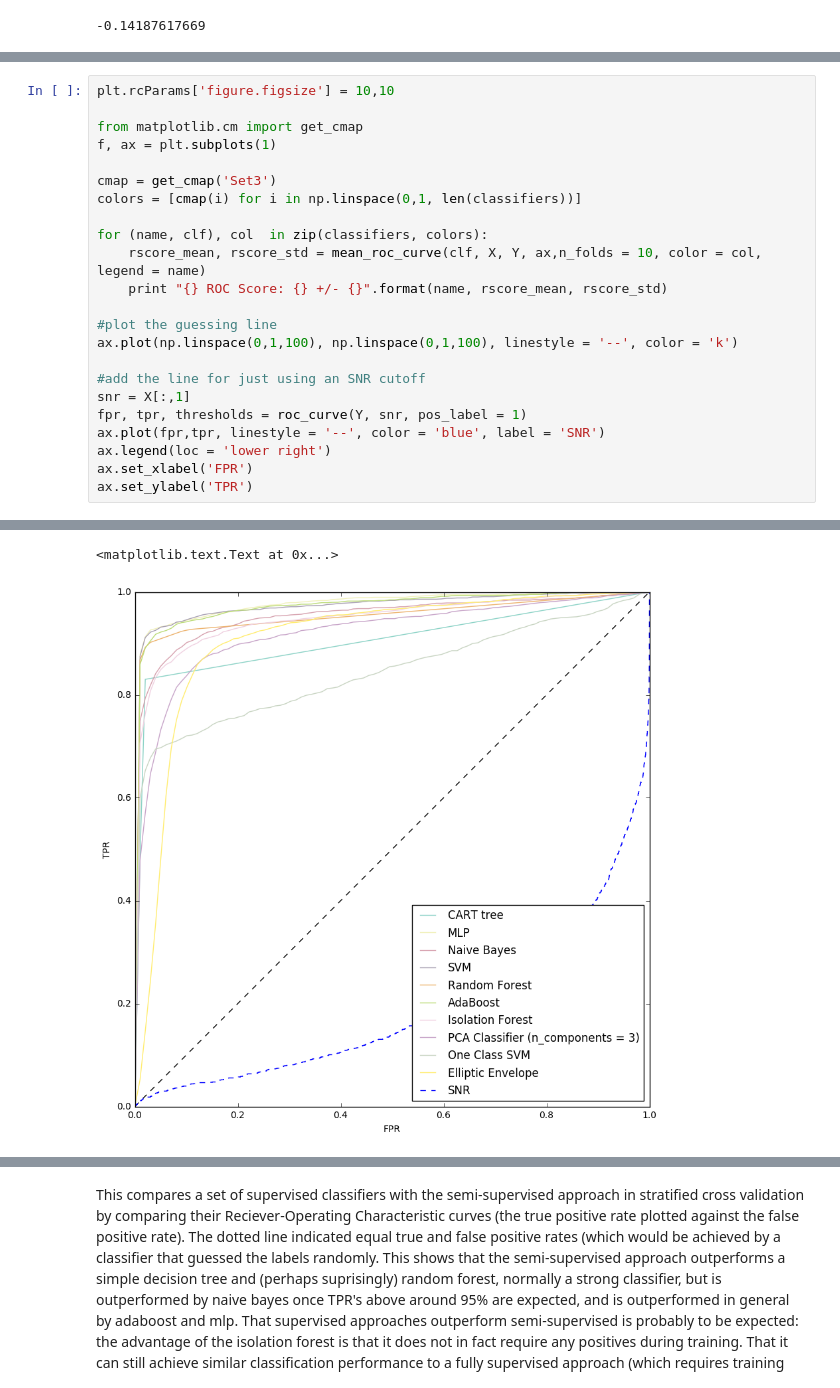
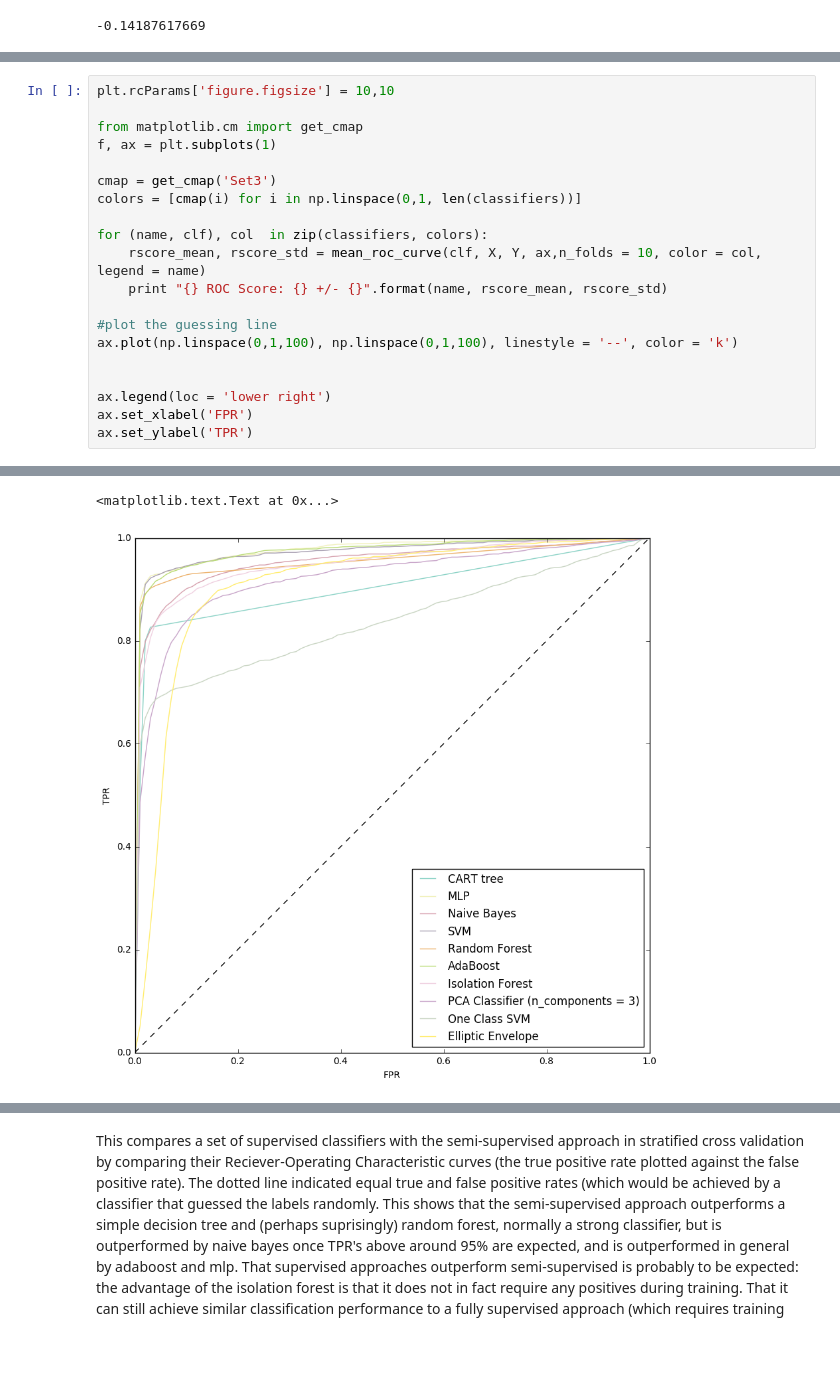
Before and after one commit to lsgos/MPhysPulsars, a Jupyter notebook: ROC_Curves_HTRU2.ipynb, the cells around one changed output, grey strips where cells are left out. Cells and saved outputs as stored; diff of their text form; blank space fills up the shorter version.

```diff
--- a/ROC_Curves_HTRU2.ipynb
+++ b/ROC_Curves_HTRU2.ipynb
@@ -121,10 +152,7 @@ for (name, clf), col  in zip(classifiers, colors):
 #plot the guessing line
 ax.plot(np.linspace(0,1,100), np.linspace(0,1,100), linestyle = '--', color = 'k')
 
-#add the line for just using an SNR cutoff
-snr = X[:,1]
-fpr, tpr, thresholds = roc_curve(Y, snr, pos_label = 1)
-ax.plot(fpr,tpr, linestyle = '--', color = 'blue', label = 'SNR')
+
 ax.legend(loc = 'lower right')
 ax.set_xlabel('FPR')
 ax.set_ylabel('TPR')
@@ -142,2 +170,2 @@ Elliptic Envelope ROC Score: 0.90922599544 +/- 0.00902770414515
 <matplotlib.text.Text at 0x...>
-[figure, old version]
+[figure, new version]
```
Also changed, not shown: parts of 4 cells of this notebook, 3 other files.
